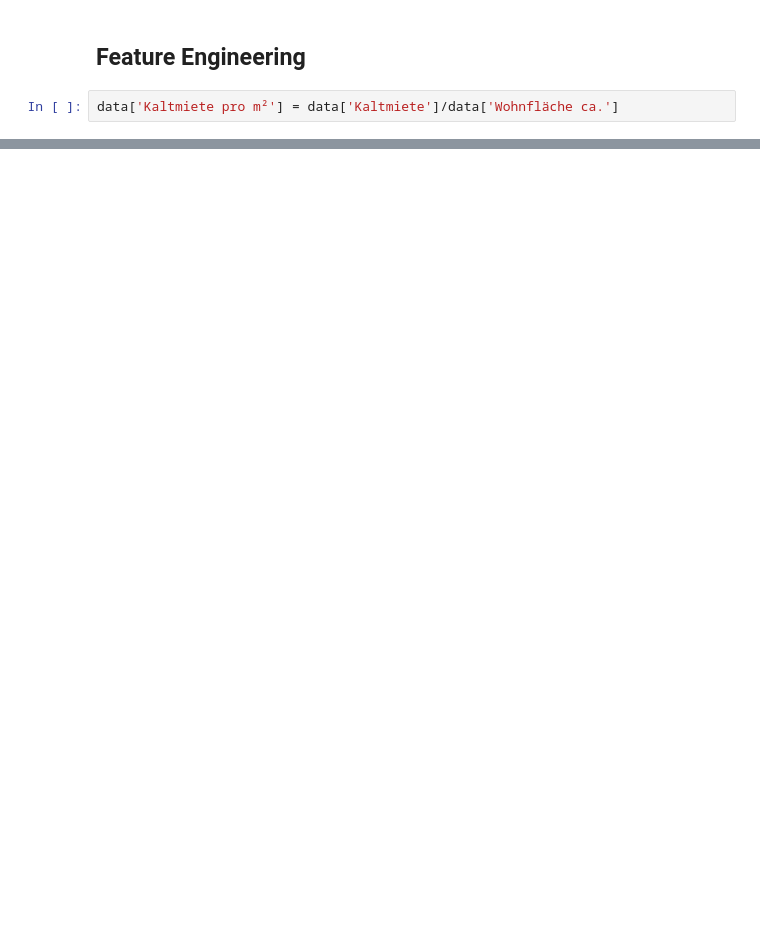
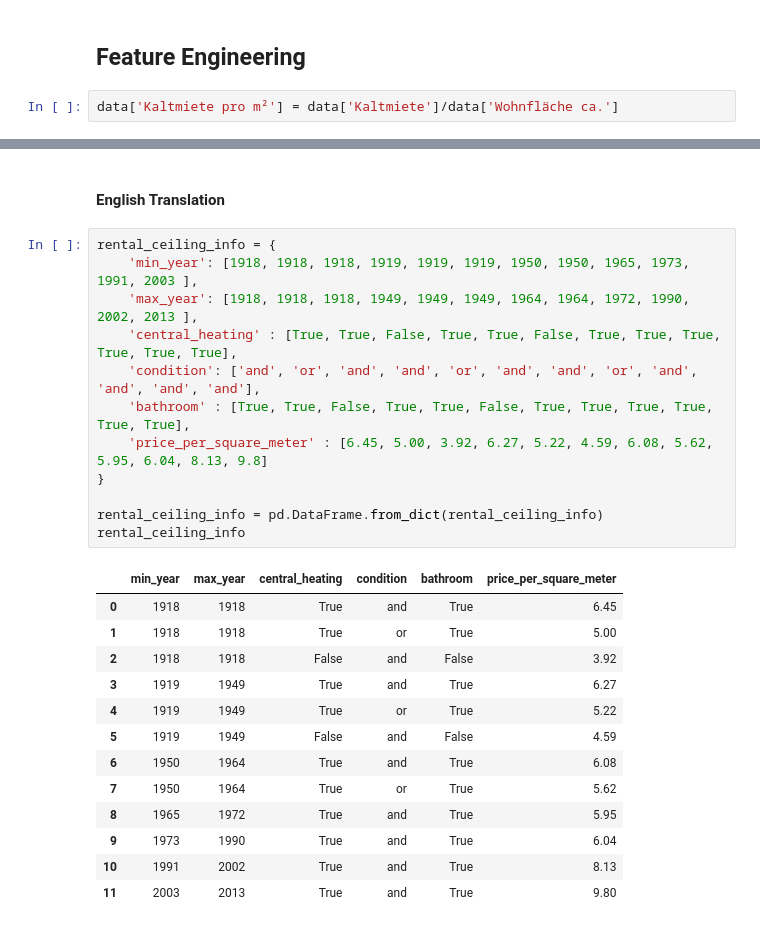
Before and after one commit to feliche93/berlin_rental_prices, a Jupyter notebook: berlin_rental_prices/berlin_rental_prices/data_analysis.ipynb, the cells around one changed output, grey strips where cells are left out. Saved outputs shown, nothing was run; the diff lists cells and outputs as text; blank space fills up the shorter version.

```diff
--- a/berlin_rental_prices/berlin_rental_prices/data_analysis.ipynb
+++ b/berlin_rental_prices/berlin_rental_prices/data_analysis.ipynb
@@ -461,0 +466,28 @@ data
+# %% [markdown]
+#### English Translation
+# %%
+rental_ceiling_info = {
+    'min_year': [1918, 1918, 1918, 1919, 1919, 1919, 1950, 1950, 1965, 1973, 1991, 2003 ],
+    'max_year': [1918, 1918, 1918, 1949, 1949, 1949, 1964, 1964, 1972, 1990, 2002, 2013 ],
+    'central_heating' : [True, True, False, True, True, False, True, True, True, True, True, True],
+    'condition': ['and', 'or', 'and', 'and', 'or', 'and', 'and', 'or', 'and', 'and', 'and', 'and'],
+    'bathroom' : [True, True, False, True, True, False, True, True, True, True, True, True],
+    'price_per_square_meter' : [6.45, 5.00, 3.92, 6.27, 5.22, 4.59, 6.08, 5.62, 5.95, 6.04, 8.13, 9.8]
+}
+
+rental_ceiling_info = pd.DataFrame.from_dict(rental_ceiling_info)
+rental_ceiling_info
+# %% [output]
+|  | min_year | max_year | central_heating | condition | bathroom | price_per_square_meter |
+| 0 | 1918 | 1918 | True | and | True | 6.45 |
+| 1 | 1918 | 1918 | True | or | True | 5.00 |
+| 2 | 1918 | 1918 | False | and | False | 3.92 |
+| 3 | 1919 | 1949 | True | and | True | 6.27 |
+| 4 | 1919 | 1949 | True | or | True | 5.22 |
+| 5 | 1919 | 1949 | False | and | False | 4.59 |
+| 6 | 1950 | 1964 | True | and | True | 6.08 |
+| 7 | 1950 | 1964 | True | or | True | 5.62 |
+| 8 | 1965 | 1972 | True | and | True | 5.95 |
+| 9 | 1973 | 1990 | True | and | True | 6.04 |
+| 10 | 1991 | 2002 | True | and | True | 8.13 |
+| 11 | 2003 | 2013 | True | and | True | 9.80 |
```
Also changed, not shown: parts of 78 cells of this notebook, 18 other files.
